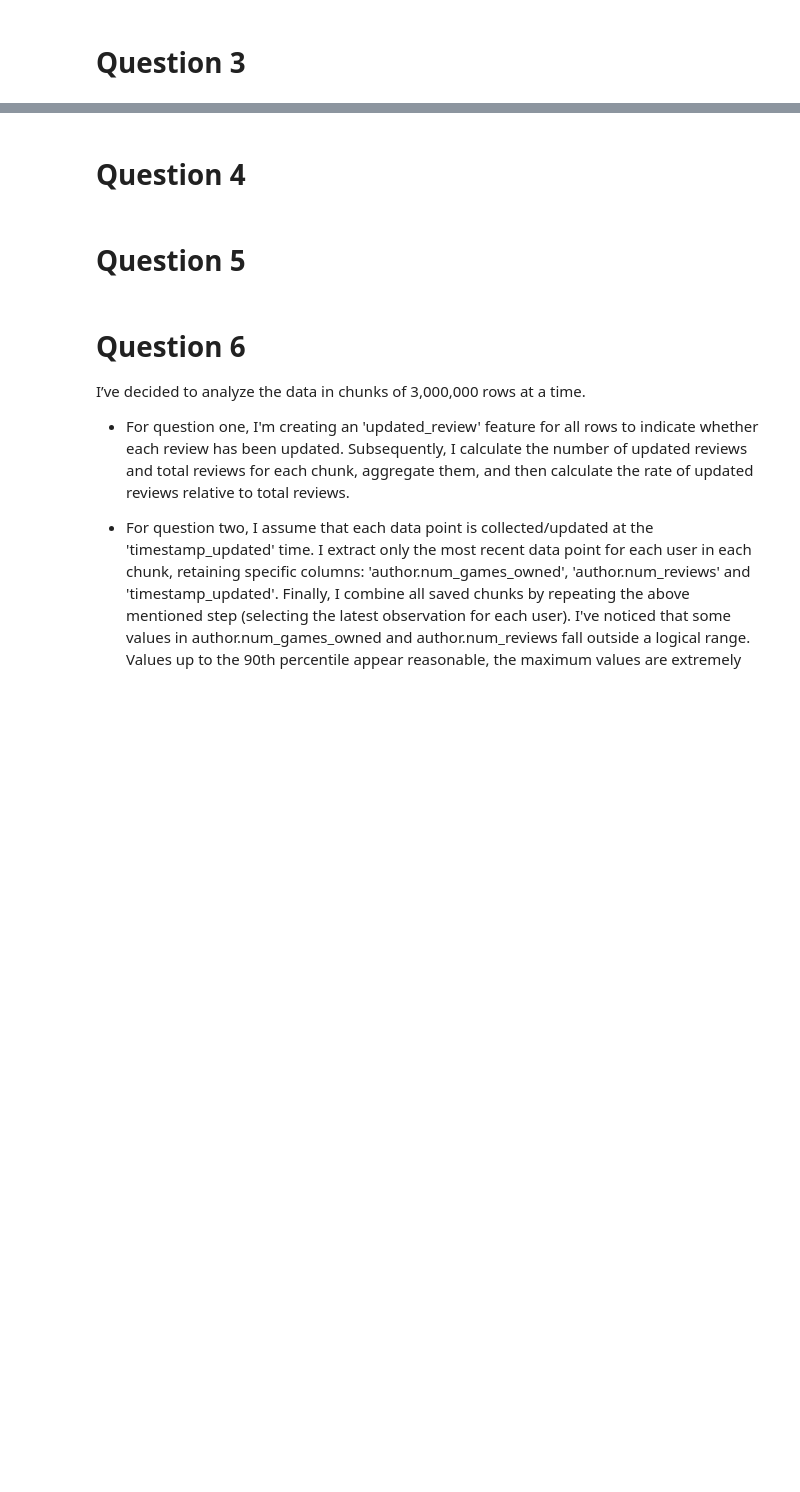
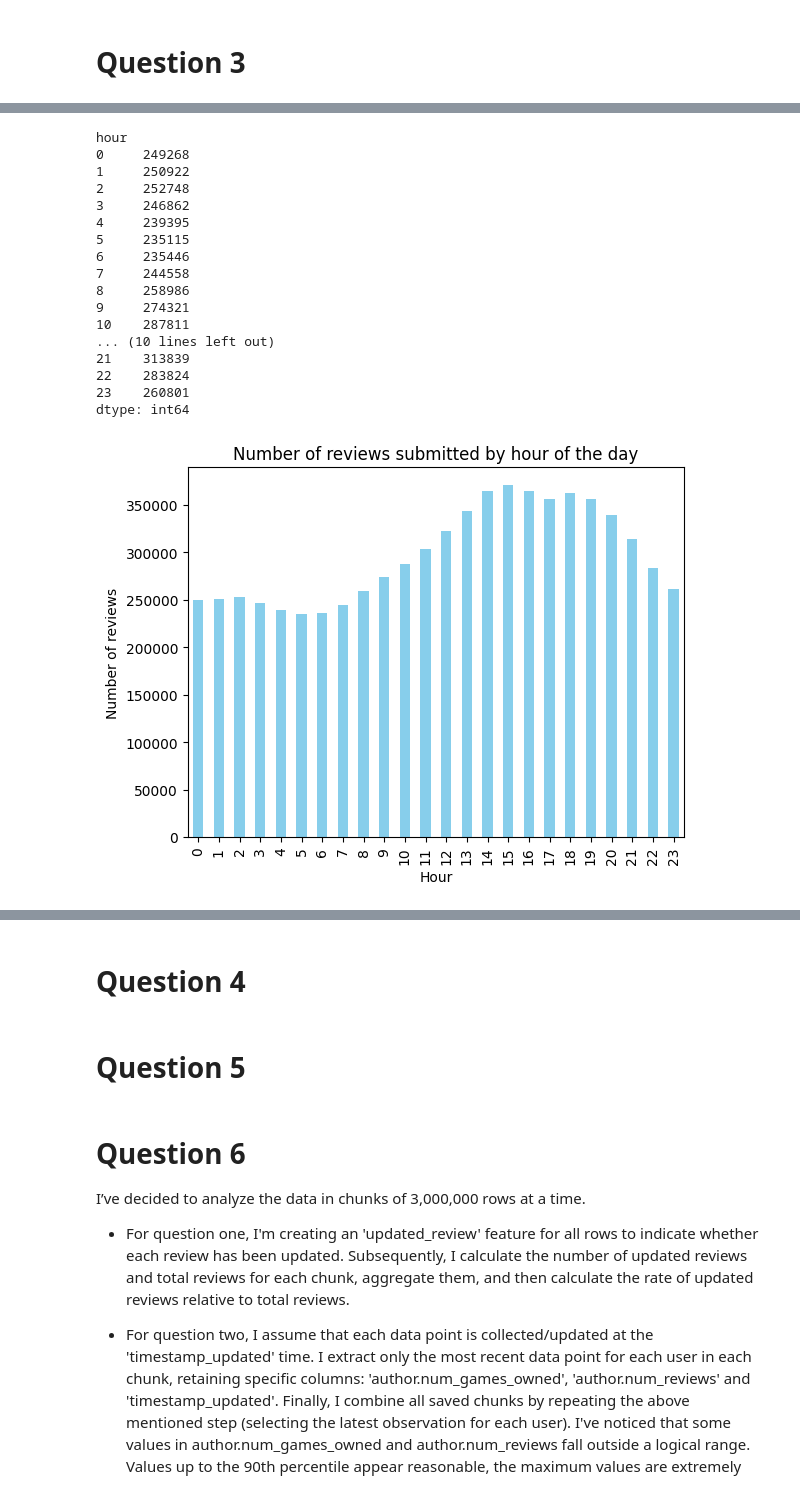
Before and after one commit to sandrokhizanishvili/SAPIENZA-ADM-HW2, a Jupyter notebook: 2021_steam_dataset_analysis.ipynb, the cells around one changed output, grey strips where cells are left out. Saved outputs shown, nothing was run; the diff lists cells and outputs as text; code cells hidden in the pictures; blank space fills up the shorter version.

```diff
--- a/2021_steam_dataset_analysis.ipynb
+++ b/2021_steam_dataset_analysis.ipynb
@@ -8,0 +162,34 @@
+# %%
+#4
+
+df['hour'] = df['timestamp_created'].dt.hour  #Extract the hour and create a new column named hour
+hourly_reviews = df.groupby('hour').size() # Dataframe with the hour and the number of reviews for each hours
+
+print(hourly_reviews)
+
+hourly_reviews.plot(kind='bar', color='skyblue')
+
+plt.title('Number of reviews submitted by hour of the day')
+plt.xlabel('Hour')
+plt.ylabel('Number of reviews')
+
+plt.show()
+# %% [output]
+hour
+0     249268
+1     250922
+2     252748
+3     246862
+4     239395
+5     235115
+6     235446
+7     244558
+8     258986
+9     274321
+10    287811
+... (10 lines left out)
+21    313839
+22    283824
+23    260801
+dtype: int64
+[figure, added]
```
Also changed, not shown: parts of 15 cells of this notebook.
